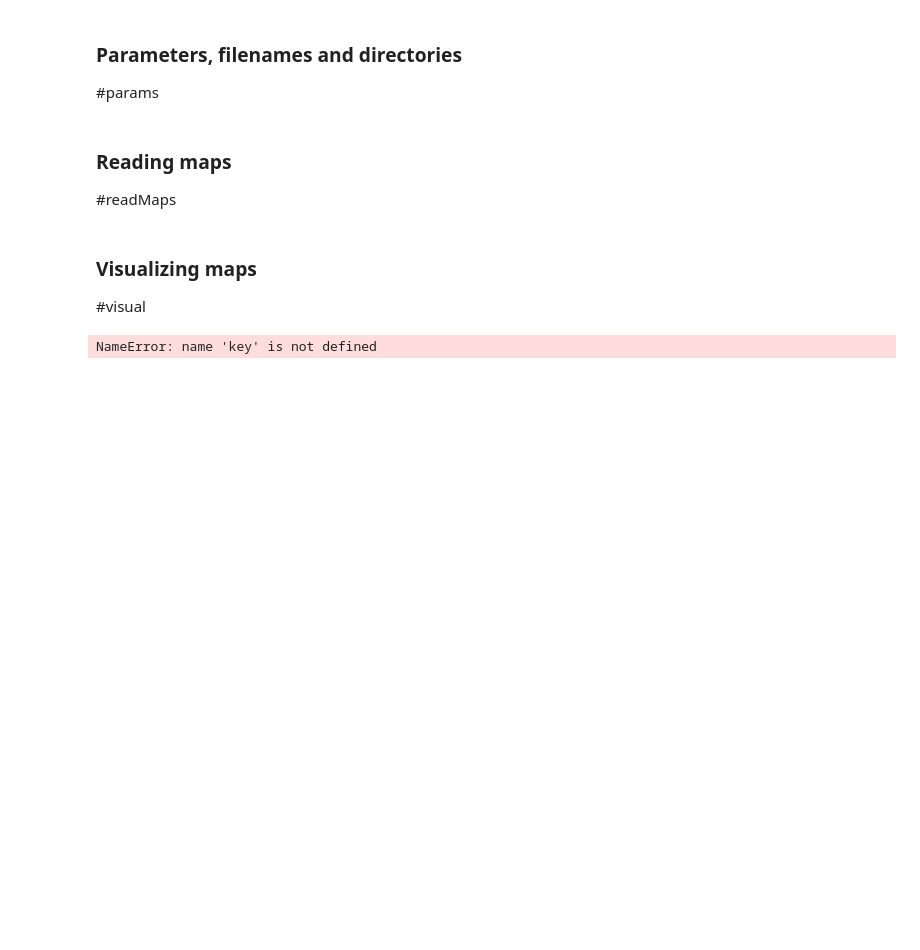
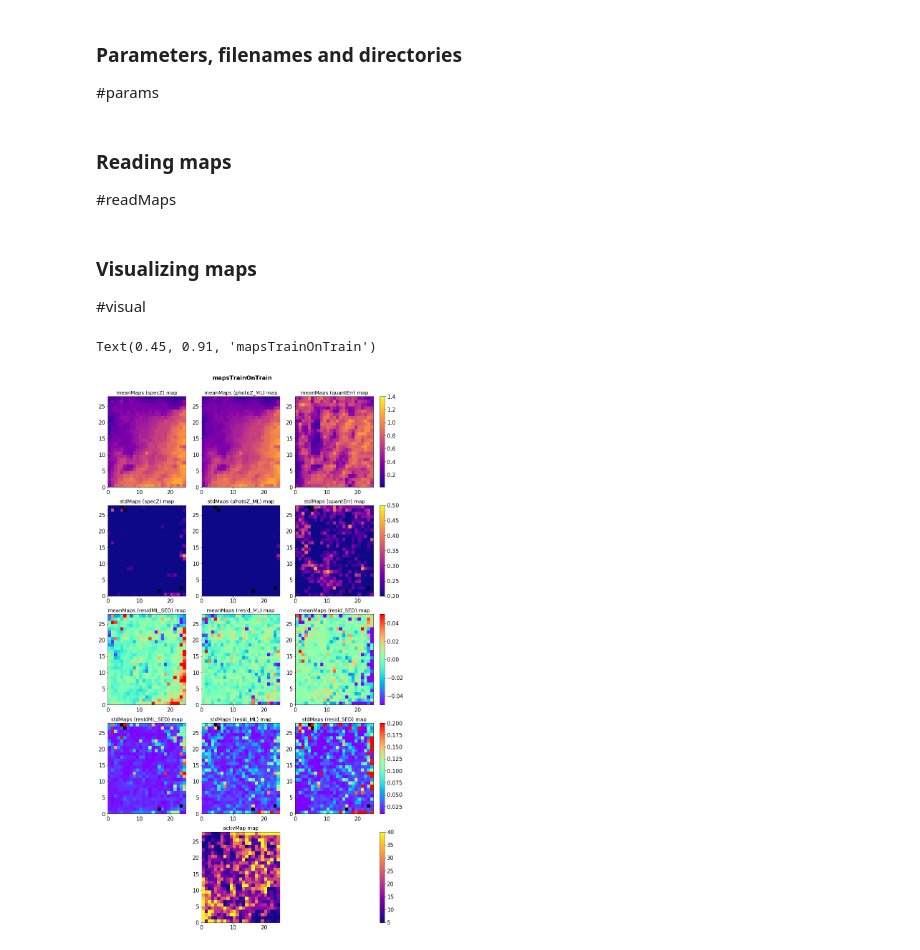
Before and after one commit to ShrRa/COSMOS_SOM, a Jupyter notebook: SOM-Visualization.ipynb, the cells around one changed output. Drawn from its saved outputs; the diff is of its cells as text; code cells hidden in the pictures; blank space fills up the shorter version.

```diff
--- a/SOM-Visualization.ipynb
+++ b/SOM-Visualization.ipynb
@@ -47,32 +54,33 @@ for m in mapsAllKeys:
 # %%
 ### Plotting all the maps for Train or Deimos datasets. ###
 mapKey='mapsTrainOnTrain'
 
 rows=5
 cases=[specZ,photoZ_ML,quantErr]
 fig, axes = plt.subplots(rows,len(cases),figsize=(16,27))
 cbFlag=False
 mapsDict=mapsAll[mapKey]
 h,w=mapsDict['stdMaps'][photoZ_SED].shape[0],mapsDict['stdMaps'][photoZ_SED].shape[1]
 estimators=['meanMaps','stdMaps']
 
 plotSOMRow(mapsDict,cases,estimators[0],axes=axes, row=0,height=h, width=w,
            cmap='plasma',vmin=0.01, vmax=1.4,badVal=0,cbFlag=cbFlag,fig=fig)
 
 plotSOMRow(mapsDict,cases,estimators[1],axes=axes, row=1,height=h, width=w,
            cmap='plasma',vmin=0.2, vmax=0.5,badVal=0,cbFlag=cbFlag,fig=fig)
 
 cases=[residML_SED,residML,residSED]
 
 plotSOMRow(mapsDict,cases,estimators[0],axes=axes, row=2,height=h, width=w,
            cmap='rainbow',vmin=-0.05, vmax=0.05,badVal=0,cbFlag=cbFlag,fig=fig)
 
 plotSOMRow(mapsDict,cases,estimators[1],axes=axes, row=3,height=h, width=w,
            cmap='rainbow',vmin=0.01, vmax=0.2,badVal=0,cbFlag=cbFlag,fig=fig)
 
 plotSOMRow(mapsDict,cases,estimator='activMap',axes=axes, row=4,height=h, width=w,
            cmap='plasma',vmin=5, vmax=40,badVal=0,cbFlag=cbFlag,axisToPlot=1,fig=fig)
 
-fig.suptitle(key,x=0.45,y=0.91,size=16,weight='bold')
+fig.suptitle(mapKey,x=0.45,y=0.91,size=16,weight='bold')
 # %% [output]
-NameError: name 'key' is not defined
+Text(0.45, 0.91, 'mapsTrainOnTrain')
+[figure, added]
```
Also changed, not shown: parts of 6 cells of this notebook.
